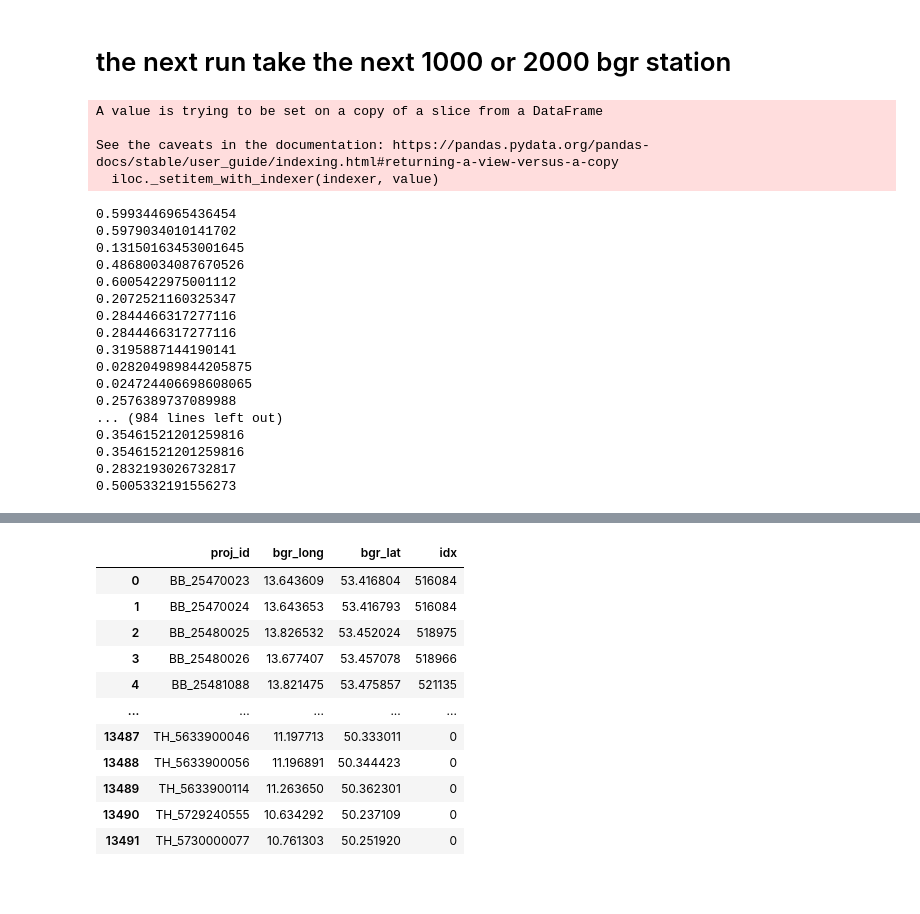
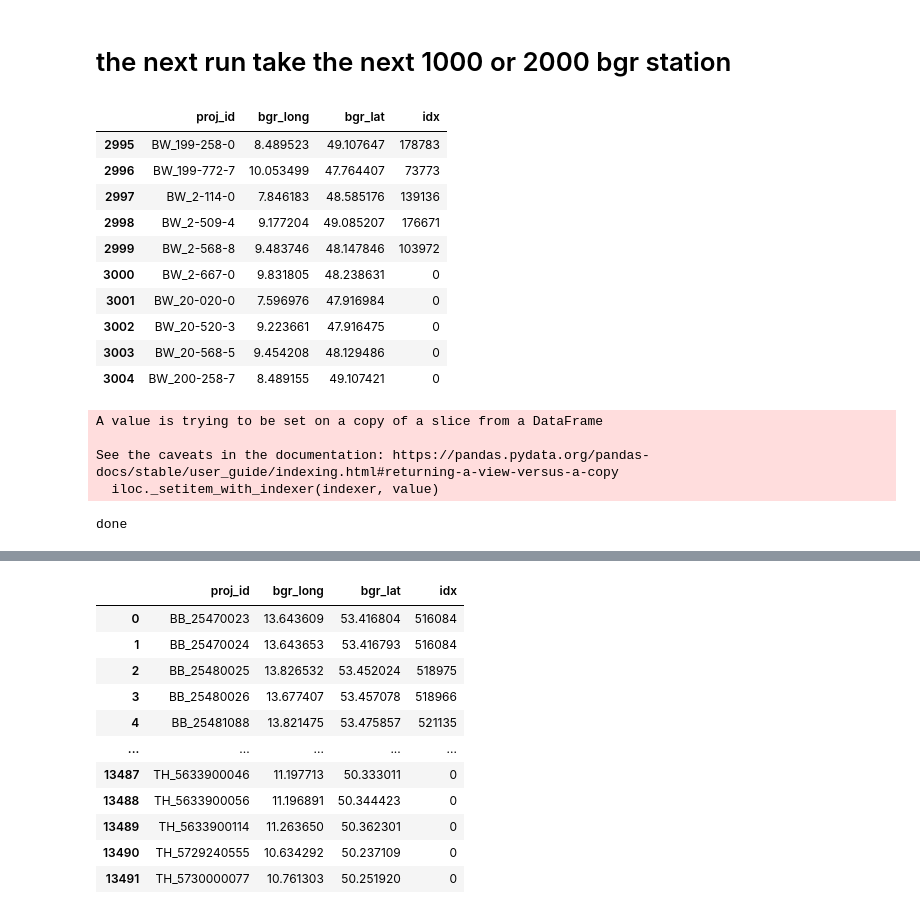
Before and after one commit to basem-AI/BGR_outlier_detection, a Jupyter notebook: extract_location.ipynb, the cells around one changed output, grey strips where cells are left out. Saved outputs shown, nothing was run; the diff lists cells and outputs as text; code cells hidden in the pictures; blank space fills up the shorter version.

```diff
--- a/extract_location.ipynb
+++ b/extract_location.ipynb
@@ -90,9 +86,25 @@ def distance(w):
     return km
 # %% [markdown]
 # the next run take the next 1000 or 2000 bgr station
+# %%
+# check the csv
+bgr_location = pd.read_csv("dataset/meta_data/bgr_location.csv")
+bgr_location.iloc[2995:3005]
+# %% [output]
+|  | proj_id | bgr_long | bgr_lat | idx |
+| 2995 | BW_199-258-0 | 8.489523 | 49.107647 | 178783 |
+| 2996 | BW_199-772-7 | 10.053499 | 47.764407 | 73773 |
+| 2997 | BW_2-114-0 | 7.846183 | 48.585176 | 139136 |
+| 2998 | BW_2-509-4 | 9.177204 | 49.085207 | 176671 |
+| 2999 | BW_2-568-8 | 9.483746 | 48.147846 | 103972 |
+| 3000 | BW_2-667-0 | 9.831805 | 48.238631 | 0 |
+| 3001 | BW_20-020-0 | 7.596976 | 47.916984 | 0 |
+| 3002 | BW_20-520-3 | 9.223661 | 47.916475 | 0 |
+| 3003 | BW_20-568-5 | 9.454208 | 48.129486 | 0 |
+| 3004 | BW_200-258-7 | 8.489155 | 49.107421 | 0 |
 # %%
 # compute the nearest dist to each bgr station
-for i in range(0,1000):
+for i in range(1000,3000):
     #choose a bgr station
     bgr = bgr_location["bgr_long"][i],bgr_location["bgr_lat"][i]
     # compute the distances to each weather credits
@@ -100,27 +112,13 @@ for i in range(0,1000):
     # match the index of the weather credit to the corresponding bgr station
     bgr_location["idx"].iloc[i]=np.argmin(weather_df["dist"])
     #print(np.min(weather_df["dist"]))
+
+print("done")
 # %% [output]
 A value is trying to be set on a copy of a slice from a DataFrame
 
 See the caveats in the documentation: https://pandas.pydata.org/pandas-docs/stable/user_guide/indexing.html#returning-a-view-versus-a-copy
   iloc._setitem_with_indexer(indexer, value)
-0.5993446965436454
-0.5979034010141702
-0.13150163453001645
-0.48680034087670526
-0.6005422975001112
-0.2072521160325347
-0.2844466317277116
-0.2844466317277116
-0.3195887144190141
-0.028204989844205875
-0.024724406698608065
-0.2576389737089988
-... (984 lines left out)
-0.35461521201259816
-0.35461521201259816
-0.2832193026732817
-0.5005332191556273
+done
 # %%
 # get the stored indices
```
Also changed, not shown: parts of 6 cells of this notebook, 2 other files.
